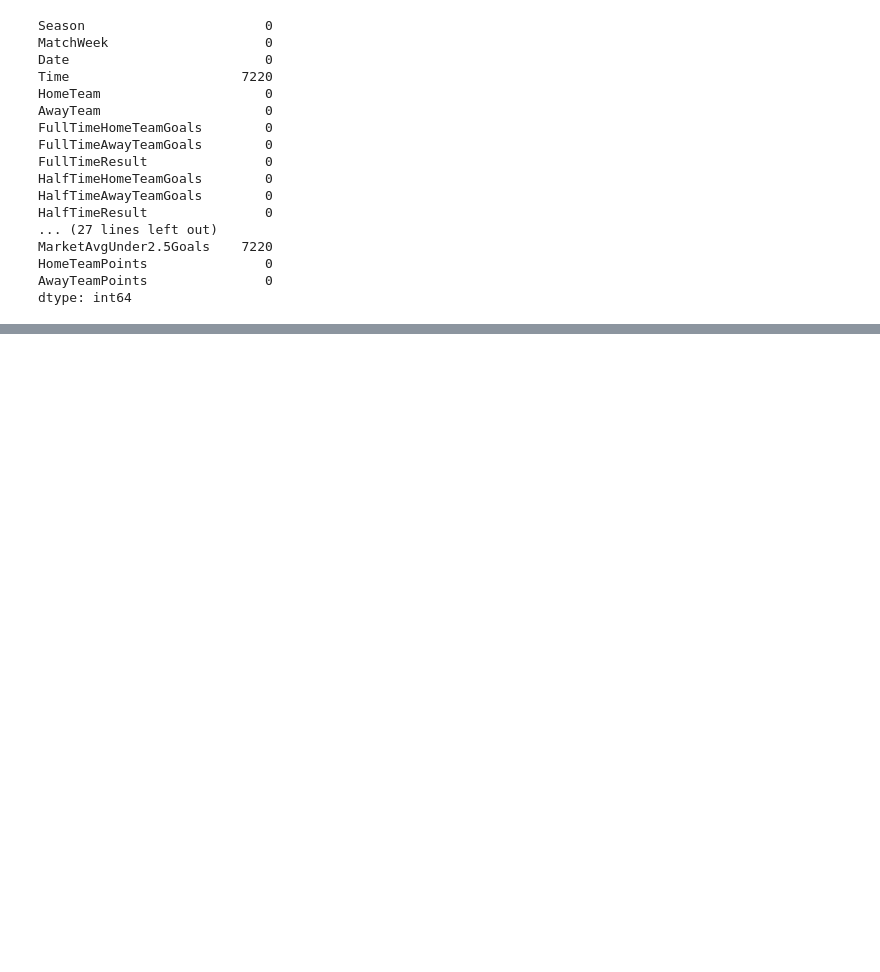
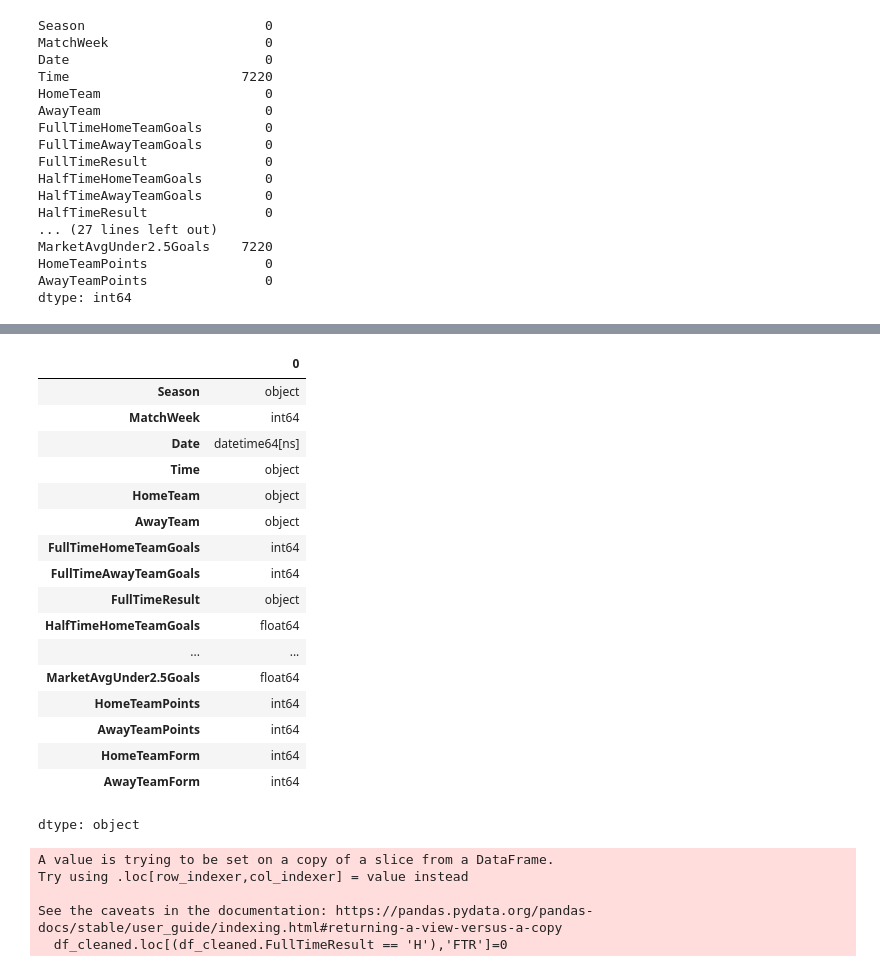
Before and after one commit to Niwanka/footballPrediction, a Jupyter notebook: PremierLeague.ipynb, the cells around one changed output, grey strips where cells are left out. Cells and saved outputs as stored; diff of their text form; code cells hidden in the pictures; blank space fills up the shorter version.

```diff
--- a/PremierLeague.ipynb
+++ b/PremierLeague.ipynb
@@ -131,3 +131,45 @@ MarketAvgUnder2.5Goals    7220
 HomeTeamPoints               0
 AwayTeamPoints               0
 dtype: int64
+# %%
+
+
+# Reset the index to avoid KeyError
+df_cleaned.reset_index(drop=True, inplace=True)
+
+# Function to calculate form for a team before a given match
+def calculate_team_form_before_match(df, team, match_index, location, num_matches=5):
+    """
+    Calculate form for a team (home or away) before a specific match.
+
+    Args:
+    df (DataFrame): The full dataframe of match results.
+    team (str): The team for which to calculate form.
+    match_index (int): The index of the match for which we are calculating form.
+    location (str): Either 'Home' or 'Away' to specify team type.
+    num_matches (int): Number of previous matches to calculate form over.
+
+    Returns:
+    int: Form score based on the last 'num_matches' games before the match.
+    """
+    if location == 'Home':
+        team_matches = df[(df['HomeTeam'] == team) & (df.index < match_index)].tail(num_matches)
+        points = team_matches['FullTimeResult'].apply(lambda x: 3 if x == 'H' else (1 if x == 'D' else 0)).sum()
+    elif location == 'Away':
+        team_matches = df[(df['AwayTeam'] == team) & (df.index < match_index)].tail(num_matches)
+        points = team_matches['FullTimeResult'].apply(lambda x: 3 if x == 'A' else (1 if x == 'D' else 0)).sum()
+    else:
+        points = 0
+    return points
+
+# Create new columns for HomeTeamForm and AwayTeamForm with loc to avoid SettingWithCopyWarning
+df_cleaned.loc[:, 'HomeTeamForm'] = 0
+df_cleaned.loc[:, 'AwayTeamForm'] = 0
+
+# Iterate over each match and calculate form for both home and away teams
+for i in range(len(df_cleaned)):
+    home_team = df_cleaned.loc[i, 'HomeTeam']
+    away_team = df_cleaned.loc[i, 'AwayTeam']
+
+    df_cleaned.loc[i, 'HomeTeamForm'] = calculate_team_form_before_match(df_cleaned, home_team, i, 'Home')
+    df_cleaned.loc[i, 'AwayTeamForm'] = calculate_team_form_before_match(df_cleaned, away_team, i, 'Away')
@@ -133,0 +223,31 @@ dtype: int64
+# %%
+df_cleaned.dtypes
+# %% [output]
+|  | 0 |
+| Season | object |
+| MatchWeek | int64 |
+| Date | datetime64[ns] |
+| Time | object |
+| HomeTeam | object |
+| AwayTeam | object |
+| FullTimeHomeTeamGoals | int64 |
+| FullTimeAwayTeamGoals | int64 |
+| FullTimeResult | object |
+| HalfTimeHomeTeamGoals | float64 |
+| ... | ... |
+| MarketAvgUnder2.5Goals | float64 |
+| HomeTeamPoints | int64 |
+| AwayTeamPoints | int64 |
+| HomeTeamForm | int64 |
+| AwayTeamForm | int64 |
+dtype: object
+# %%
+df_cleaned.loc[(df_cleaned.FullTimeResult == 'H'),'FTR']=0
+df_cleaned.loc[(df_cleaned.FullTimeResult == 'A'),'FTR']=2
+df_cleaned.loc[(df_cleaned.FullTimeResult == 'D'),'FTR']=1
+# %% [output]
+A value is trying to be set on a copy of a slice from a DataFrame.
+Try using .loc[row_indexer,col_indexer] = value instead
+
+See the caveats in the documentation: https://pandas.pydata.org/pandas-docs/stable/user_guide/indexing.html#returning-a-view-versus-a-copy
+  df_cleaned.loc[(df_cleaned.FullTimeResult == 'H'),'FTR']=0
```
Also changed, not shown: parts of 5 cells of this notebook.
